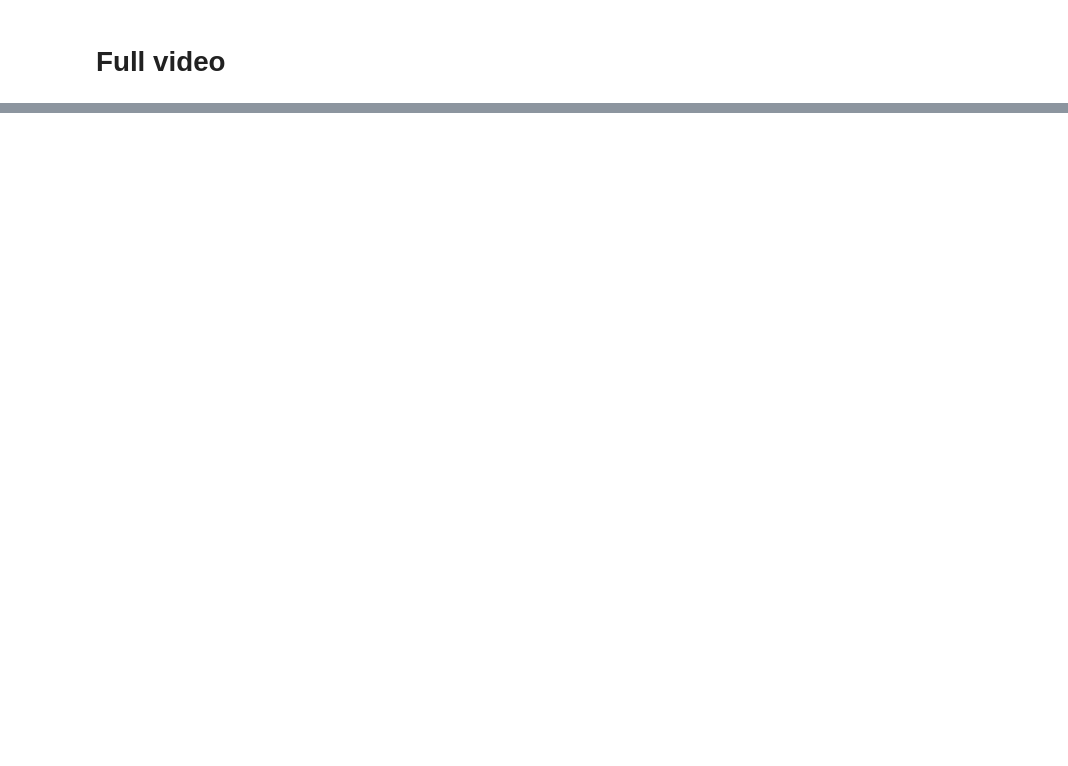
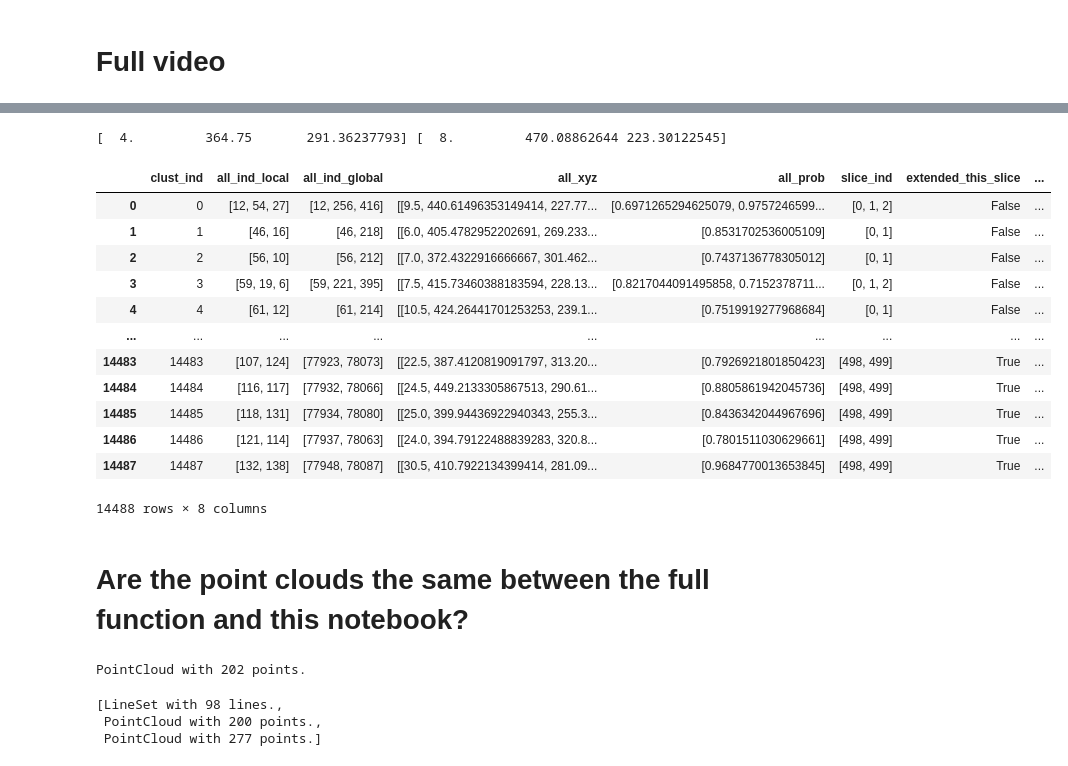
Before and after one commit to ch9nuk9/wbfm, a Jupyter notebook: example-feature-workflow/feature_alignment/Affine_motion_constraints_tests.ipynb, the cells around one changed output, grey strips where cells are left out. Drawn from its saved outputs; the diff is of its cells as text; code cells hidden in the pictures; blank space fills up the shorter version.

```diff
--- a/example-feature-workflow/feature_alignment/Affine_motion_constraints_tests.ipynb
+++ b/example-feature-workflow/feature_alignment/Affine_motion_constraints_tests.ipynb
@@ -257,5 +263,5 @@ out = track_neurons_full_video(btf_fname_red,
                              num_slices=33,
                              alpha=0.15,
                              neuron_feature_radius=5.0,
-                             do_mini_max_projections=True,
+                             do_mini_max_projections=False,
                              use_affine_matching=True)
@@ -262,5 +282,5 @@ out = track_neurons_full_video(btf_fname_red,
 # %%
-all_matches, all_conf, all_neurons = out
-clust_df = build_tracklets_from_matches(all_neurons, all_matches, all_conf, verbose=1)
+all_matches, all_conf, all_frames = out
+clust_df = build_tracklets_from_classes(all_frames, all_matches, all_conf, verbose=0)
 # %%
 import pickle
@@ -269,0 +296,37 @@ with open(fname, 'wb') as f:
+# %%
+m = [4, 26]
+n0 = all_frames[0].neuron_locs[m[0]]
+n1 = all_frames[1].neuron_locs[m[1]]
+print(n0, n1)
+# %% [output]
+[  4.         364.75       291.36237793] [  8.         470.08862644 223.30122545]
+# %%
+clust_df
+# %% [output]
+|  | clust_ind | all_ind_local | all_ind_global | all_xyz | all_prob | slice_ind | extended_this_slice | ... |
+| 0 | 0 | [12, 54, 27] | [12, 256, 416] | [[9.5, 440.61496353149414, 227.77... | [0.6971265294625079, 0.9757246599... | [0, 1, 2] | False | ... |
+| 1 | 1 | [46, 16] | [46, 218] | [[6.0, 405.4782952202691, 269.233... | [0.8531702536005109] | [0, 1] | False | ... |
+| 2 | 2 | [56, 10] | [56, 212] | [[7.0, 372.4322916666667, 301.462... | [0.7437136778305012] | [0, 1] | False | ... |
+| 3 | 3 | [59, 19, 6] | [59, 221, 395] | [[7.5, 415.73460388183594, 228.13... | [0.8217044091495858, 0.7152378711... | [0, 1, 2] | False | ... |
+| 4 | 4 | [61, 12] | [61, 214] | [[10.5, 424.26441701253253, 239.1... | [0.7519919277968684] | [0, 1] | False | ... |
+| ... | ... | ... | ... | ... | ... | ... | ... | ... |
+| 14483 | 14483 | [107, 124] | [77923, 78073] | [[22.5, 387.4120819091797, 313.20... | [0.7926921801850423] | [498, 499] | True | ... |
+| 14484 | 14484 | [116, 117] | [77932, 78066] | [[24.5, 449.2133305867513, 290.61... | [0.8805861942045736] | [498, 499] | True | ... |
+| 14485 | 14485 | [118, 131] | [77934, 78080] | [[25.0, 399.94436922940343, 255.3... | [0.8436342044967696] | [498, 499] | True | ... |
+| 14486 | 14486 | [121, 114] | [77937, 78063] | [[24.0, 394.79122488839283, 320.8... | [0.7801511030629661] | [498, 499] | True | ... |
+| 14487 | 14487 | [132, 138] | [77948, 78087] | [[30.5, 410.7922134399414, 281.09... | [0.9684770013653845] | [498, 499] | True | ... |
+14488 rows × 8 columns
+# %% [markdown]
+# Are the point clouds the same between the full function and this notebook?
+# %%
+# This notebook
+
+pc0_neuron = o3d.geometry.PointCloud()
+pc0_neuron.points = o3d.utility.Vector3dVector(f0.neuron_locs)
+pc0_neuron.paint_uniform_color([0.5,0.5,0.5])
+
+pc0_vid = o3d.geometry.PointCloud()
+pc0_vid.points = o3d.utility.Vector3dVector(all_frames[0].neuron_locs)
+pc0_vid.paint_uniform_color([0,0,0])
+# %% [output]
+PointCloud with 202 points.
@@ -269,0 +335,8 @@ with open(fname, 'wb') as f:
+# %%
+# Visualize matches in the video
+k = (2,3)
+visualize_tracks(all_frames[k[0]].neuron_locs, all_frames[k[1]].neuron_locs, all_matches[k])
+# %% [output]
+[LineSet with 98 lines.,
+ PointCloud with 200 points.,
+ PointCloud with 277 points.]
```
Also changed, not shown: parts of 17 cells of this notebook, 3 other files.
